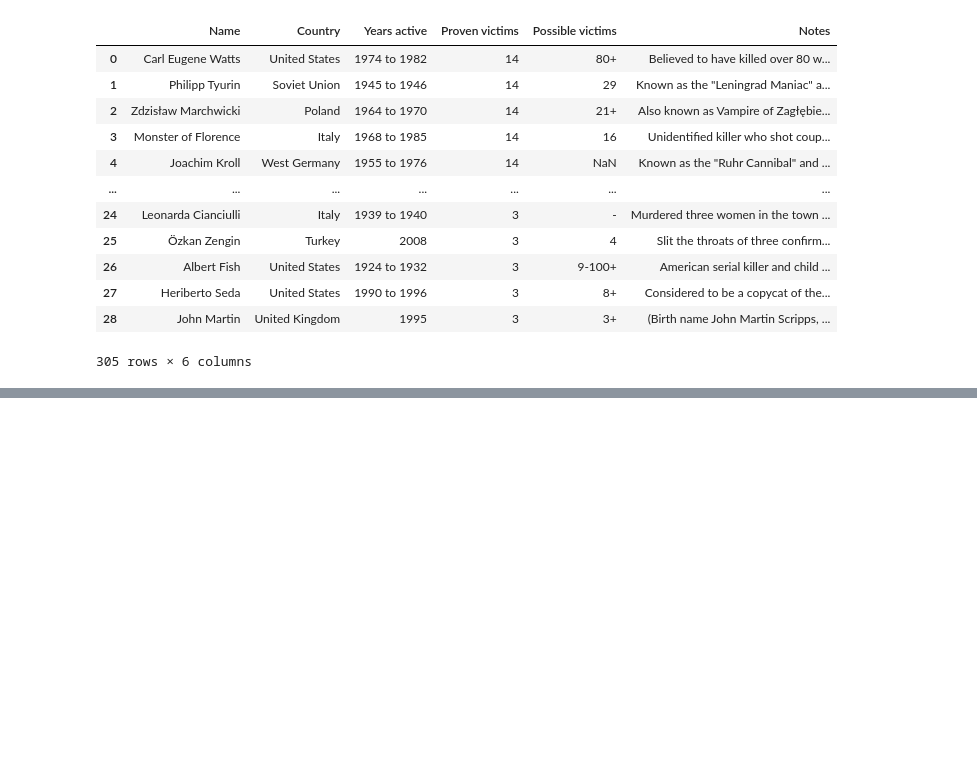
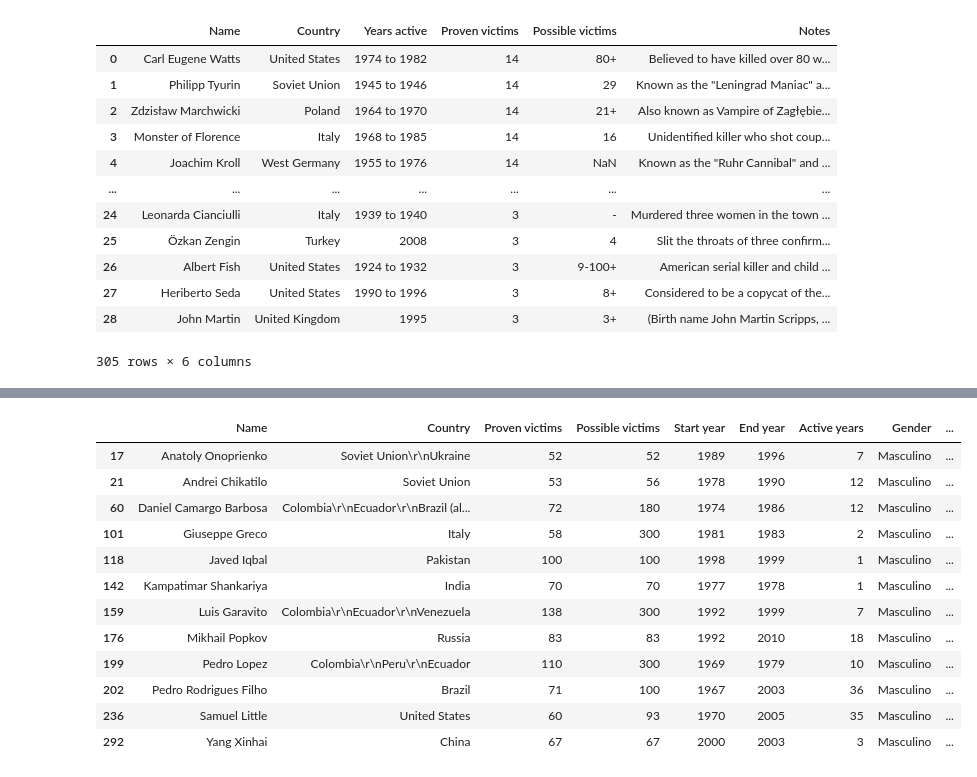
Before and after one commit to Ariana-Papantonio/promoK-modulo4-sprint2-pair-programming-rosana-ariana, a Jupyter notebook: EDA_serial_killers.ipynb, the cells around one changed output, grey strips where cells are left out. Drawn from its saved outputs; the diff is of its cells as text; code cells hidden in the pictures; blank space fills up the shorter version.

```diff
--- a/EDA_serial_killers.ipynb
+++ b/EDA_serial_killers.ipynb
@@ -274,0 +1528,2 @@ array(['Carl Eugene Watts', 'Philipp Tyurin', 'Zdzisław Marchwicki',
+# %%
+df_serial_killers_final["Active years"].replace(0, 1, inplace=True)
@@ -274,0 +1538,10 @@ array(['Carl Eugene Watts', 'Philipp Tyurin', 'Zdzisław Marchwicki',
+# %%
+# Calcular intensidad por duración
+df_serial_killers_final["Victims per Year"] = (
+    df_serial_killers_final["Proven victims"] / df_serial_killers_final["Active years"]
+)
+
+# Redondear los valores para mayor claridad
+df_serial_killers_final["Victims per Year"] = df_serial_killers_final["Victims per Year"].round()
+# %%
+df_serial_killers_final["Victims per Year"] = df_serial_killers_final["Victims per Year"].astype(int)
@@ -274,0 +1568,18 @@ array(['Carl Eugene Watts', 'Philipp Tyurin', 'Zdzisław Marchwicki',
+# %%
+altos = df_serial_killers_final[df_serial_killers_final['Victim Range'] == 'Actividad Alta']
+# %%
+altos
+# %% [output]
+|  | Name | Country | Proven victims | Possible victims | Start year | End year | Active years | Gender | ... |
+| 17 | Anatoly Onoprienko | Soviet Union\r\nUkraine | 52 | 52 | 1989 | 1996 | 7 | Masculino | ... |
+| 21 | Andrei Chikatilo | Soviet Union | 53 | 56 | 1978 | 1990 | 12 | Masculino | ... |
+| 60 | Daniel Camargo Barbosa | Colombia\r\nEcuador\r\nBrazil (al... | 72 | 180 | 1974 | 1986 | 12 | Masculino | ... |
+| 101 | Giuseppe Greco | Italy | 58 | 300 | 1981 | 1983 | 2 | Masculino | ... |
+| 118 | Javed Iqbal | Pakistan | 100 | 100 | 1998 | 1999 | 1 | Masculino | ... |
+| 142 | Kampatimar Shankariya | India | 70 | 70 | 1977 | 1978 | 1 | Masculino | ... |
+| 159 | Luis Garavito | Colombia\r\nEcuador\r\nVenezuela | 138 | 300 | 1992 | 1999 | 7 | Masculino | ... |
+| 176 | Mikhail Popkov | Russia | 83 | 83 | 1992 | 2010 | 18 | Masculino | ... |
+| 199 | Pedro Lopez | Colombia\r\nPeru\r\nEcuador | 110 | 300 | 1969 | 1979 | 10 | Masculino | ... |
+| 202 | Pedro Rodrigues Filho | Brazil | 71 | 100 | 1967 | 2003 | 36 | Masculino | ... |
+| 236 | Samuel Little | United States | 60 | 93 | 1970 | 2005 | 35 | Masculino | ... |
+| 292 | Yang Xinhai | China | 67 | 67 | 2000 | 2003 | 3 | Masculino | ... |
```
Also changed, not shown: parts of 156 cells of this notebook, 5 other files.
